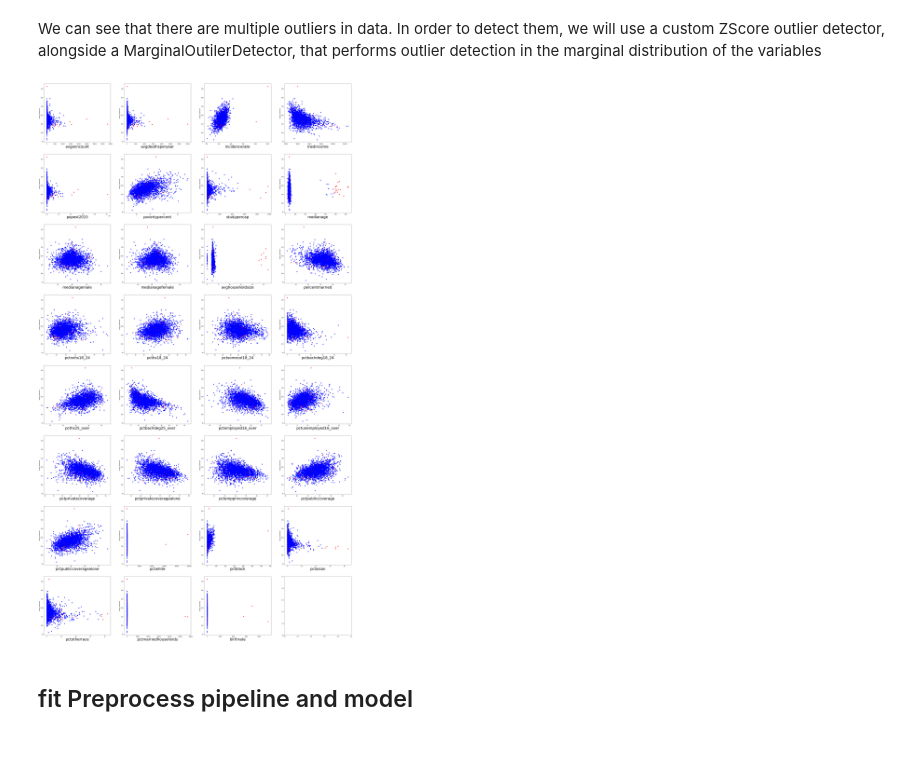
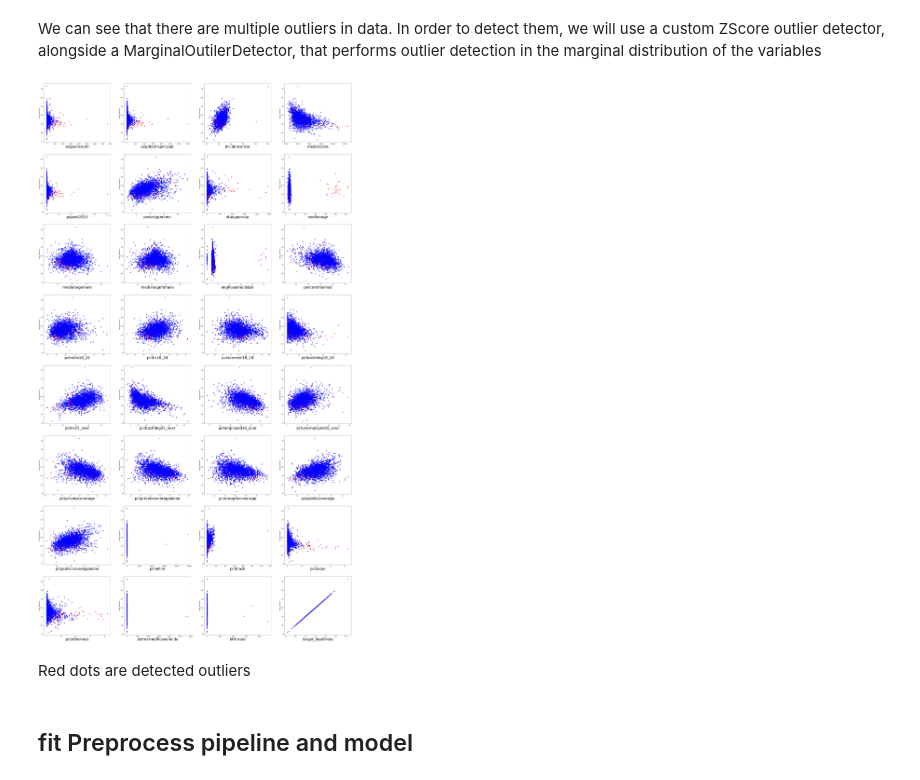
Before and after one commit to AlanGanem/MO444, a Jupyter notebook: regressao_linear/2021s2_mc886mo444_assignment_02.ipynb, the cells around one changed output. Drawn from its saved outputs; the diff is of its cells as text; code cells hidden in the pictures; blank space fills up the shorter version.

```diff
--- a/regressao_linear/2021s2_mc886mo444_assignment_02.ipynb
+++ b/regressao_linear/2021s2_mc886mo444_assignment_02.ipynb
@@ -533,28 +535,28 @@ class MarginalOutilerDetector(OutlierMixin, BaseEstimator):
     def decision_function(self, X):
         return self._transform(X, 'score_samples')
 # %%
-#remove the 1% most extreme points
-from sklearn.ensemble import IsolationForest
-#base_detector = IsolationForest(n_jobs = -1)
+#remove the 5% most extreme points
 base_detector = ZScoreDetector()
-detector = MarginalOutilerDetector(base_detector, contamination = 0.02, strategy = 'all').fit(df_train_imputed[numerical_vars + target_var])
+detector = MarginalOutilerDetector(base_detector, contamination = 0.05, strategy = 'all').fit(df_train_imputed[numerical_vars + target_var])
 # %%
 outliers = detector.predict(df_train_imputed[numerical_vars + target_var])
 colors = ['blue' if i else 'red' for i in outliers]
 # %%
 ncols = 4
 fig, ax = plt.subplots(len(numerical_vars)//ncols + 1, ncols)
-for i in range(len(numerical_vars)):
-    xvar = numerical_vars[i]
+for i in range(len(numerical_vars + target_var)):
+    xvar = (numerical_vars + target_var)[i]
     yvar = target_var[0]
     ax[i//ncols,i%ncols].scatter(df_train_imputed[xvar], df_train_imputed[yvar], color = colors)
     ax[i//ncols,i%ncols].set_xlabel(xvar, fontsize = 30)
     ax[i//ncols,i%ncols].set_ylabel(yvar)
 
 
 plt.subplots_adjust(left = -5, bottom = -15)
 # %% [output]
-[figure, old version]
+[figure, new version]
+# %% [markdown]
+Red dots are detected outliers
 # %% [markdown]
 ## fit Preprocess pipeline  and model
 # %%
```
Also changed, not shown: parts of 28 cells of this notebook, 5 other files.
